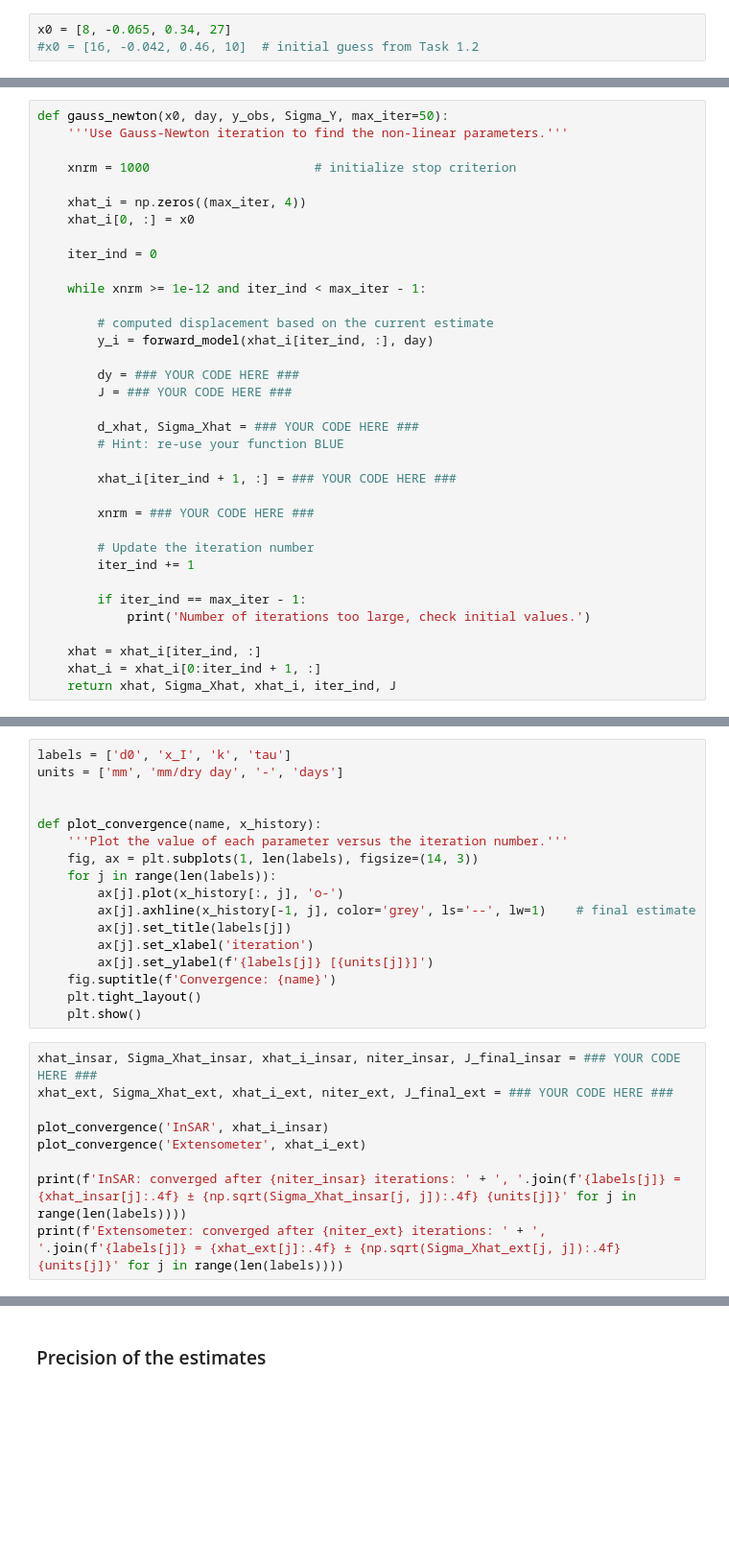
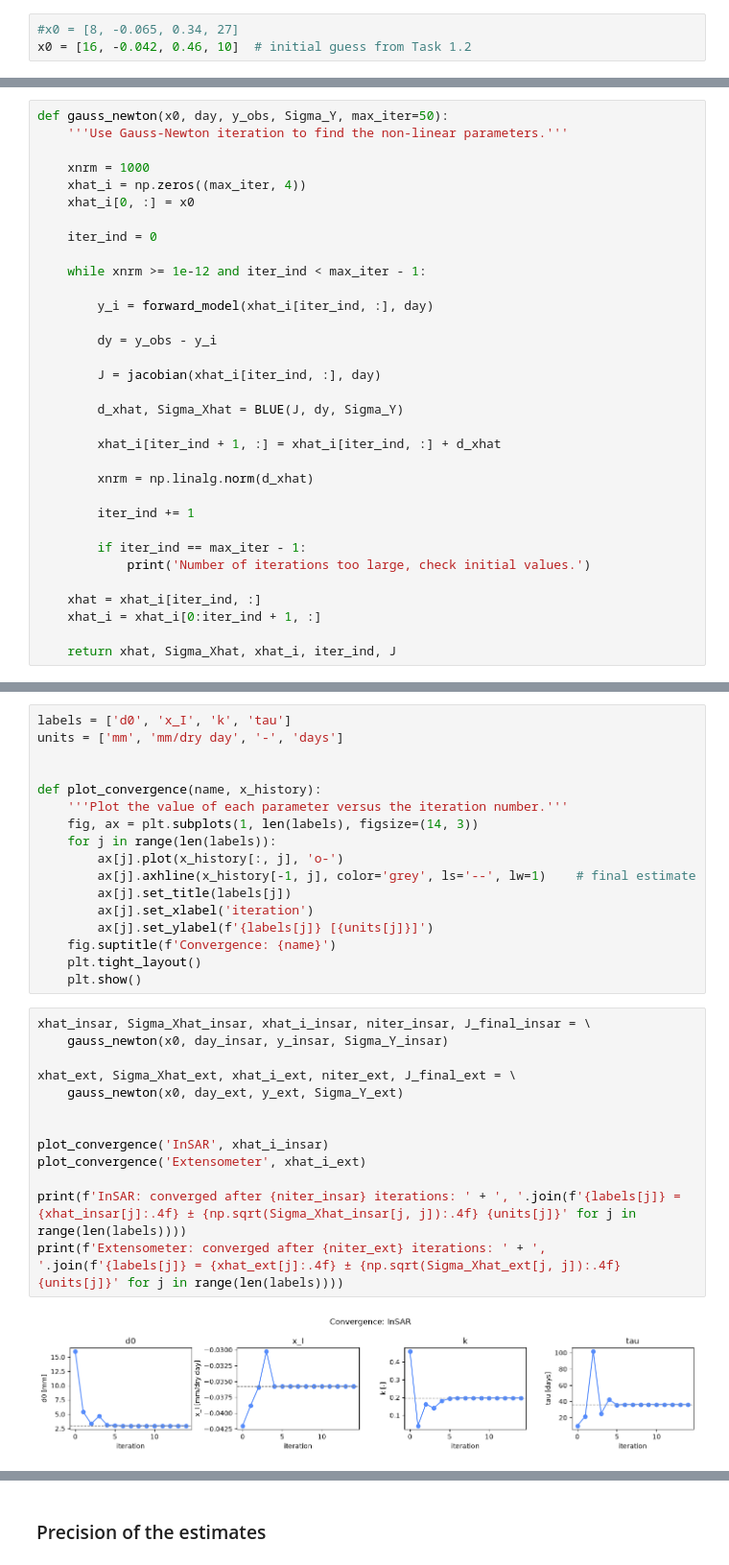
Before and after one commit to prajwalabc/GA1.8, a Jupyter notebook: fit_me_baby_one_more_time.ipynb, the cells around one changed output, grey strips where cells are left out. Shown at 96% size. Drawn from its saved outputs; the diff is of its cells as text; blank space fills up the shorter version.

```diff
--- a/fit_me_baby_one_more_time.ipynb
+++ b/fit_me_baby_one_more_time.ipynb
@@ -330,8 +330,8 @@ else:
 # %% [output]
 Jacobian matches the expected output!
 # %%
-x0 = [8, -0.065, 0.34, 27]
-#x0 = [16, -0.042, 0.46, 10]  # initial guess from Task 1.2
+#x0 = [8, -0.065, 0.34, 27]
+x0 = [16, -0.042, 0.46, 10]  # initial guess from Task 1.2
 # %%
 J = jacobian(x0, day_insar)
 
@@ -368,8 +368,7 @@ shape of Sigma_Y_ext: (1461, 1461)
 def gauss_newton(x0, day, y_obs, Sigma_Y, max_iter=50):
     '''Use Gauss-Newton iteration to find the non-linear parameters.'''
 
-    xnrm = 1000                      # initialize stop criterion
-
+    xnrm = 1000
     xhat_i = np.zeros((max_iter, 4))
     xhat_i[0, :] = x0
 
@@ -377,20 +376,18 @@ def gauss_newton(x0, day, y_obs, Sigma_Y, max_iter=50):
 
     while xnrm >= 1e-12 and iter_ind < max_iter - 1:
 
-        # computed displacement based on the current estimate
         y_i = forward_model(xhat_i[iter_ind, :], day)
 
-        dy = ### YOUR CODE HERE ###
-        J = ### YOUR CODE HERE ###
+        dy = y_obs - y_i
 
-        d_xhat, Sigma_Xhat = ### YOUR CODE HERE ###
-        # Hint: re-use your function BLUE
+        J = jacobian(xhat_i[iter_ind, :], day)
 
-        xhat_i[iter_ind + 1, :] = ### YOUR CODE HERE ###
+        d_xhat, Sigma_Xhat = BLUE(J, dy, Sigma_Y)
 
-        xnrm = ### YOUR CODE HERE ###
+        xhat_i[iter_ind + 1, :] = xhat_i[iter_ind, :] + d_xhat
 
-        # Update the iteration number
+        xnrm = np.linalg.norm(d_xhat)
+
         iter_ind += 1
 
         if iter_ind == max_iter - 1:
@@ -398,6 +395,7 @@ def gauss_newton(x0, day, y_obs, Sigma_Y, max_iter=50):
 
     xhat = xhat_i[iter_ind, :]
     xhat_i = xhat_i[0:iter_ind + 1, :]
+
     return xhat, Sigma_Xhat, xhat_i, iter_ind, J
 # %% [markdown]
 > **Task 3.3:**
@@ -421,11 +419,17 @@ def plot_convergence(name, x_history):
     plt.tight_layout()
     plt.show()
 # %%
-xhat_insar, Sigma_Xhat_insar, xhat_i_insar, niter_insar, J_final_insar = ### YOUR CODE HERE ###
-xhat_ext, Sigma_Xhat_ext, xhat_i_ext, niter_ext, J_final_ext = ### YOUR CODE HERE ###
+xhat_insar, Sigma_Xhat_insar, xhat_i_insar, niter_insar, J_final_insar = \
+    gauss_newton(x0, day_insar, y_insar, Sigma_Y_insar)
+
+xhat_ext, Sigma_Xhat_ext, xhat_i_ext, niter_ext, J_final_ext = \
+    gauss_newton(x0, day_ext, y_ext, Sigma_Y_ext)
+
 
 plot_convergence('InSAR', xhat_i_insar)
 plot_convergence('Extensometer', xhat_i_ext)
 
 print(f'InSAR: converged after {niter_insar} iterations: ' + ', '.join(f'{labels[j]} = {xhat_insar[j]:.4f} ± {np.sqrt(Sigma_Xhat_insar[j, j]):.4f} {units[j]}' for j in range(len(labels))))
 print(f'Extensometer: converged after {niter_ext} iterations: ' + ', '.join(f'{labels[j]} = {xhat_ext[j]:.4f} ± {np.sqrt(Sigma_Xhat_ext[j, j]):.4f} {units[j]}' for j in range(len(labels))))
+# %% [output]
+[figure, added]
```
Also changed, not shown: parts of 2 cells of this notebook.
